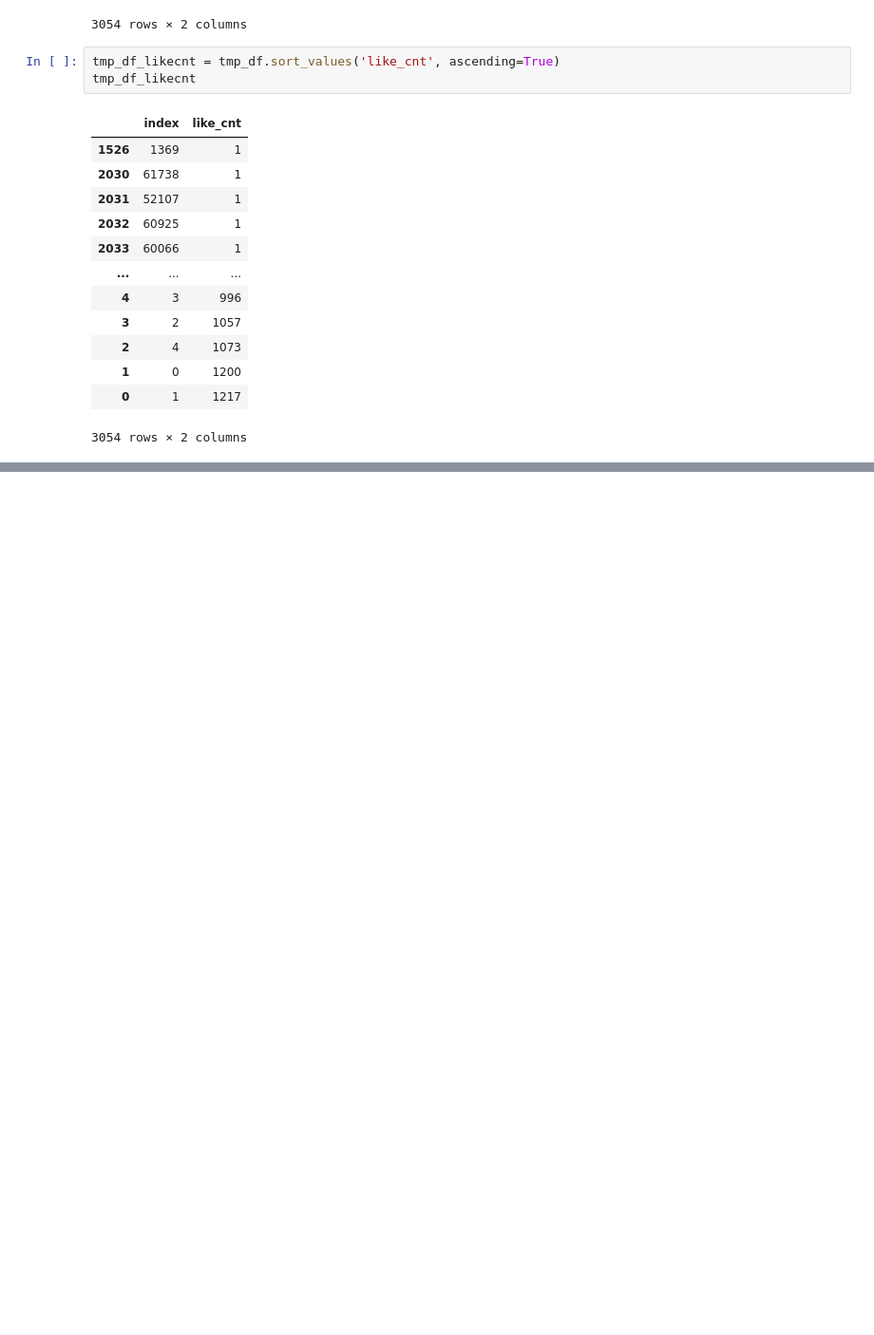
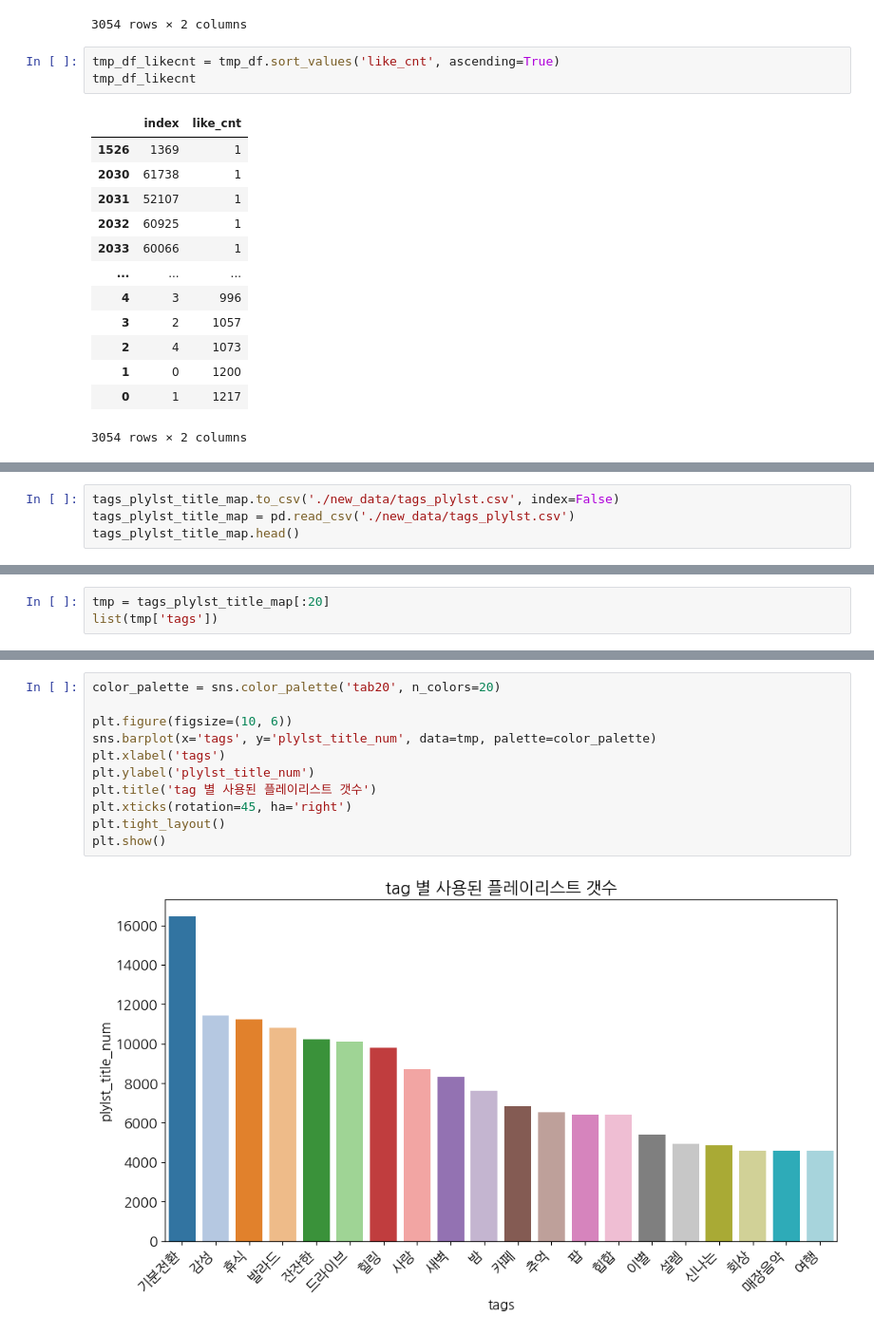
Before and after one commit to pulpo125/AIPlayer_Pling, a Jupyter notebook: EDA.ipynb, the cells around one changed output, grey strips where cells are left out. Shown at 95% size. Saved outputs shown, nothing was run; the diff lists cells and outputs as text; blank space fills up the shorter version.

```diff
--- a/EDA.ipynb
+++ b/EDA.ipynb
@@ -289,0 +385,4 @@ tmp_df_likecnt
+# %%
+tags_plylst_title_map.to_csv('./new_data/tags_plylst.csv', index=False)
+tags_plylst_title_map = pd.read_csv('./new_data/tags_plylst.csv')
+tags_plylst_title_map.head()
@@ -289,0 +396,3 @@ tmp_df_likecnt
+# %%
+tmp = tags_plylst_title_map[:20]
+list(tmp['tags'])
@@ -289,0 +420,13 @@ tmp_df_likecnt
+# %%
+color_palette = sns.color_palette('tab20', n_colors=20)
+
+plt.figure(figsize=(10, 6))
+sns.barplot(x='tags', y='plylst_title_num', data=tmp, palette=color_palette)
+plt.xlabel('tags')
+plt.ylabel('plylst_title_num')
+plt.title('tag 별 사용된 플레이리스트 갯수')
+plt.xticks(rotation=45, ha='right')
+plt.tight_layout()
+plt.show()
+# %% [output]
+[figure, added]
```
Also changed, not shown: parts of 12 cells of this notebook.
